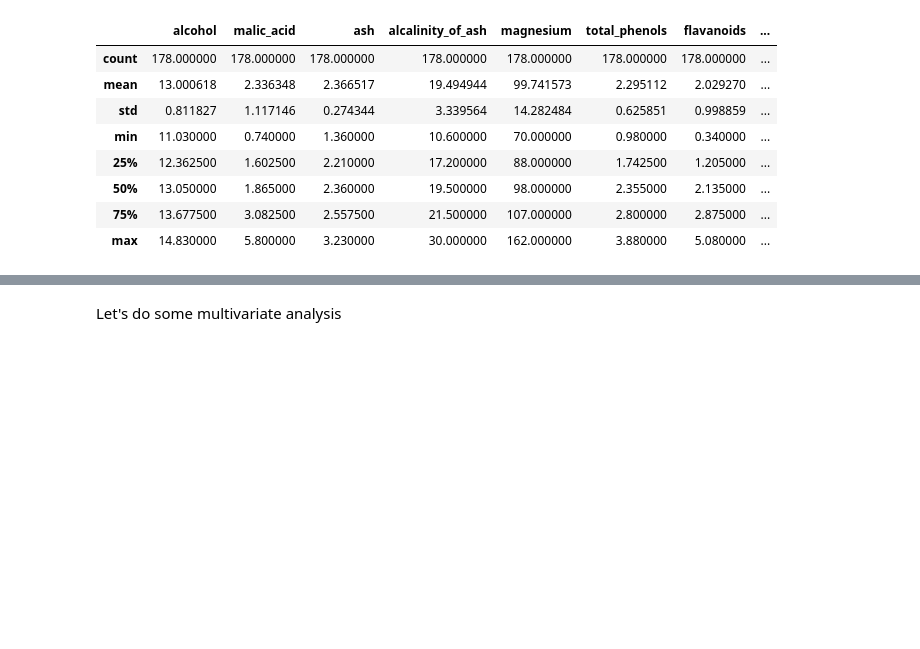
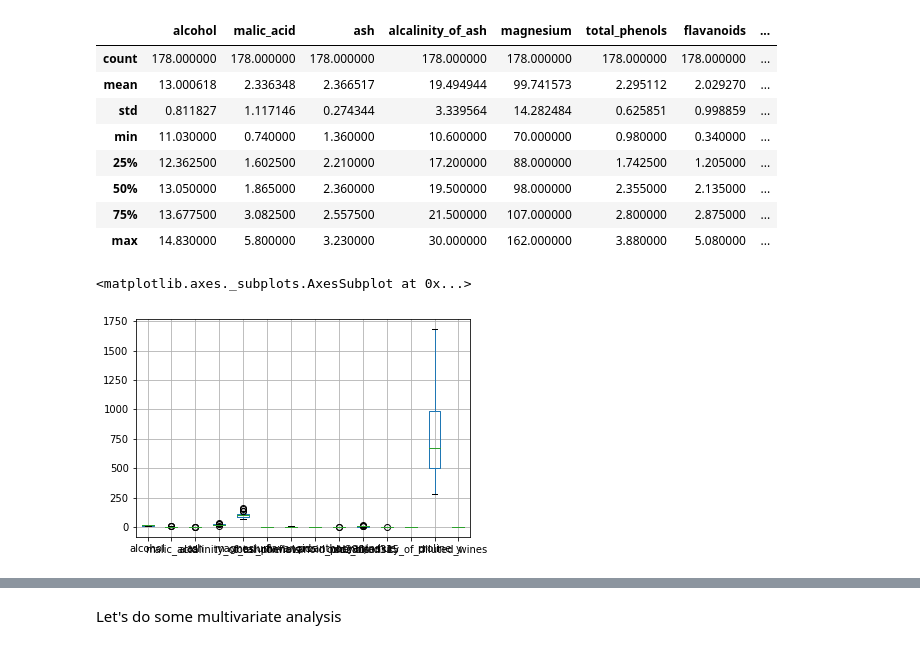
Before and after one commit to cyberanalyst268/Data-Science-and-Decision-Making, a Jupyter notebook: exploration/lab_exploration.ipynb, the cells around one changed output, grey strips where cells are left out. Drawn from its saved outputs; the diff is of its cells as text; code cells hidden in the pictures; blank space fills up the shorter version.

```diff
--- a/exploration/lab_exploration.ipynb
+++ b/exploration/lab_exploration.ipynb
@@ -67,8 +67,12 @@ df.iloc[:, :-1].describe()
 # %%
 # Plot a boxplot of each feature (NOT THE LABEL!!) (all in one plot -- you can do this with a single line of code).
 # Quiz Q2: Is there any feature that is in a clearly different scale than the others?
 
 # YOUR CODE HERE
+df.boxplot()
+# %% [output]
+<matplotlib.axes._subplots.AxesSubplot at 0x...>
+[figure, added]
 # %%
 # Let's look at the distributions of values of our features. Draw a histogram for each of the features
 
```
Also changed, not shown: parts of 4 cells of this notebook.
